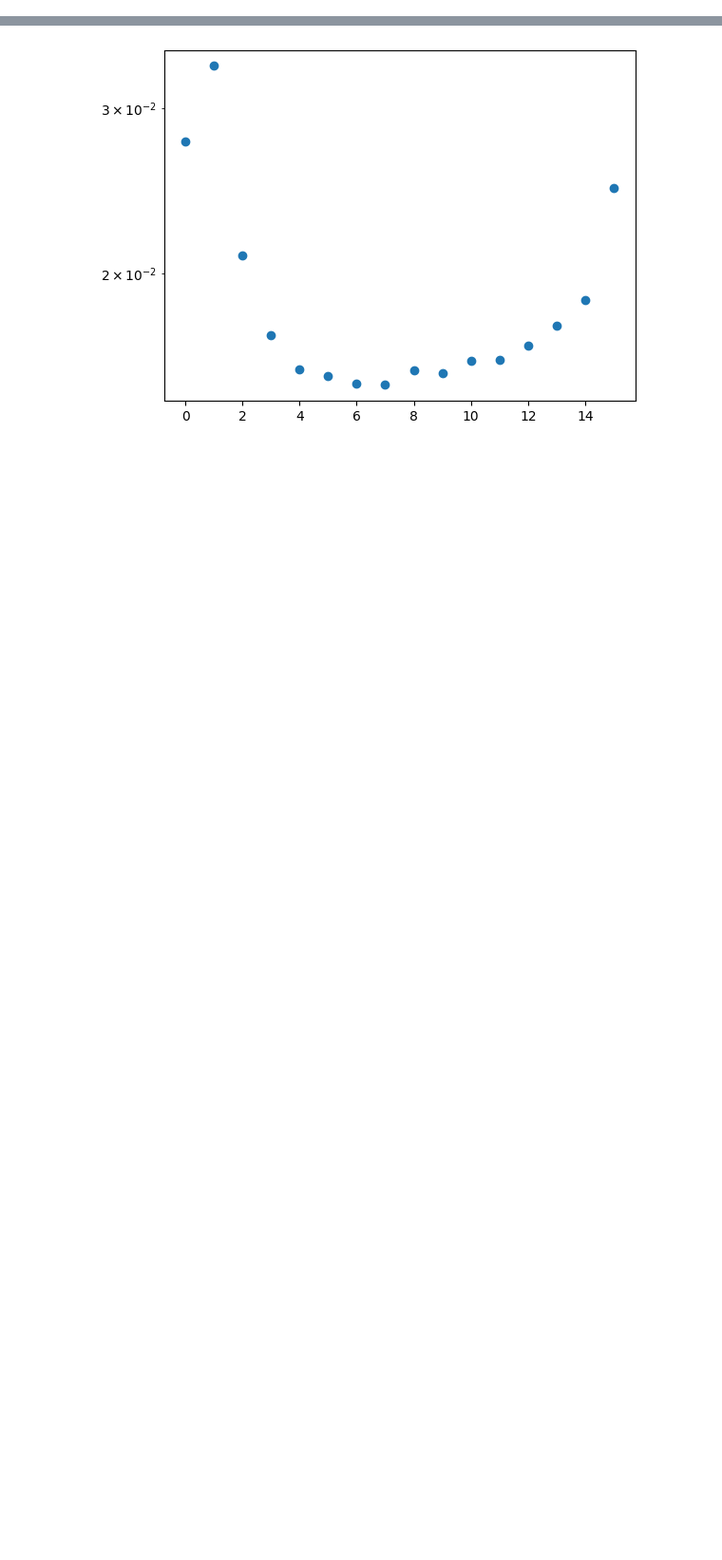
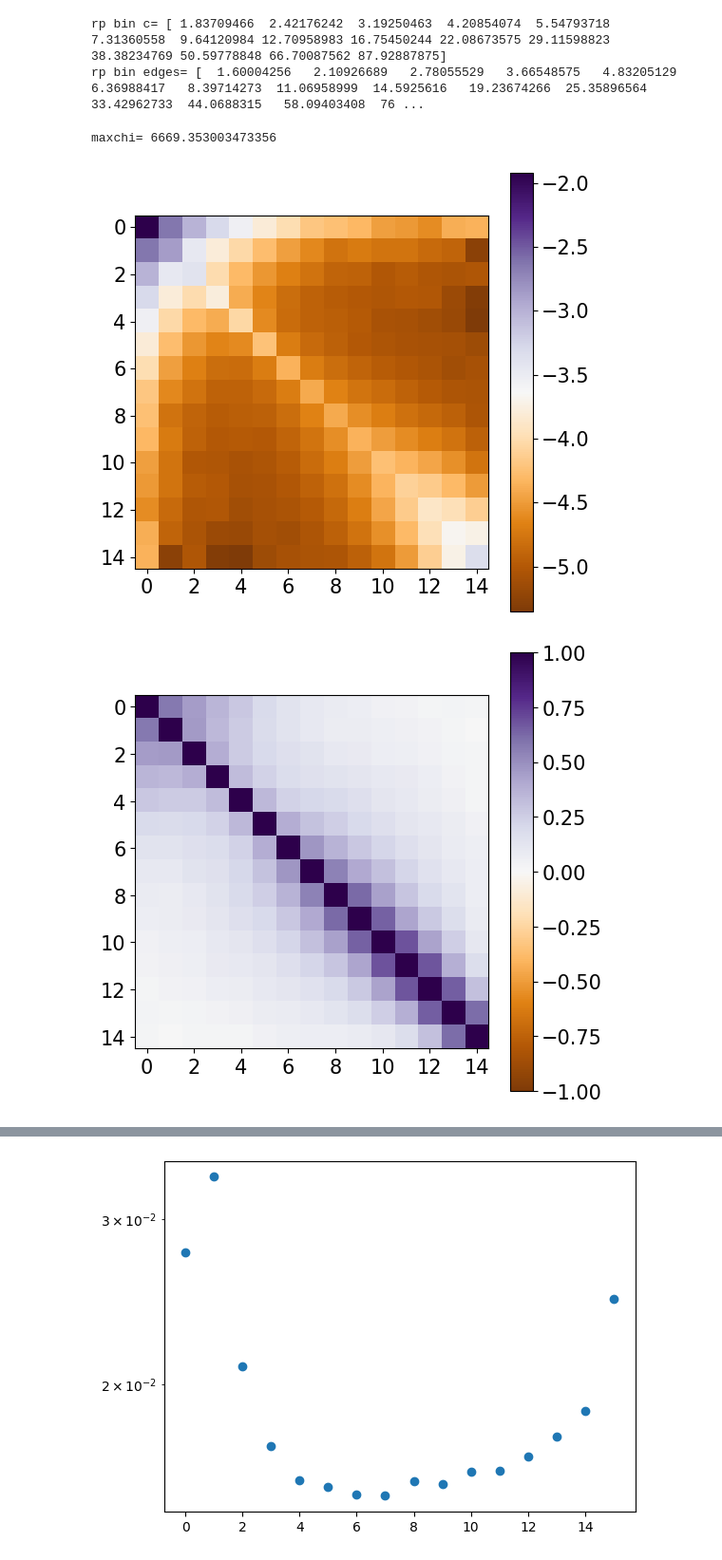
Before and after one commit to c-d-leonard/EG_forecasts, a Jupyter notebook: code/plot_Eg_cov.ipynb, the cells around one changed output, grey strips where cells are left out. Shown at 95% size. Cells and saved outputs as stored; diff of their text form; code cells hidden in the pictures; blank space fills up the shorter version.

```diff
--- a/code/plot_Eg_cov.ipynb
+++ b/code/plot_Eg_cov.ipynb
@@ -3,0 +55,28 @@ import matplotlib.pyplot as plt
+# %%
+# Scale cuts. 0 means cut the bin, 1 means keep it.
+#rp_c_scalecuts, scalecuts = np.loadtxt('../txtfiles/scalecuts_nLbias_KitanidisWhite2022.dat', unpack=True)
+
+rp_bin_c_raw = np.loadtxt('../data_for_Danielle/test-HOD-PB00-z0.75-w1pz_cat-zRSD-model-5-gxm-sel-crossparticles-wtag-w1-rfact10-bin1-wp-logrp-pi-NJN-100.txt.upsilon')[:,0]
+rp_bin_edges_raw = u.rp_bin_edges_log(rp_bin_c_raw)
+
+#Cut the bin containing rp0 and lower.
+ind = next(j[0] for j in enumerate(rp_bin_edges_raw) if j[1]>rp0)
+rp_bin_c = rp_bin_c_raw[ind:]
+rp_bin_edges = rp_bin_edges_raw[ind:]
+
+print('rp bin c=', rp_bin_c)
+print('rp bin edges=', rp_bin_edges)
+# %% [output]
+rp bin c= [ 1.83709466  2.42176242  3.19250463  4.20854074  5.54793718  7.31360558  9.64120984 12.70958983 16.75450244 22.08673575 29.11598823 38.38234769 50.59778848 66.70087562 87.92887875]
+rp bin edges= [  1.60004256   2.10926689   2.78055529   3.66548575   4.83205129   6.36988417   8.39714273  11.06958999  14.5925616   19.23674266  25.35896564  33.42962733  44.0688315   58.09403408  76 ...
+# %%
+# Use this to get the EG covariances:
+
+Nsamps = 10000
+
+EG_cov = eg.get_egcov(joint_cov, params, rp_bin_edges, rp_bin_c, rp0, lens, src, Pimax, Nsamps, endfilename)
+
+# Save this:
+np.savetxt('../txtfiles/eg_cov_Y10.dat', EG_cov)
+# %% [output]
+maxchi= 6669.353003473356
@@ -3,0 +90,23 @@ import matplotlib.pyplot as plt
+# %%
+cmap=plt.get_cmap('PuOr')
+plt.figure(figsize=[6,6])
+plt.imshow(np.log10(EG_cov_Y1), cmap=cmap)
+plt.yticks(fontsize=15)
+plt.xticks(fontsize=15)
+cbar2 = plt.colorbar()
+cbar2.ax.tick_params(labelsize=15)
+#plt.savefig('../plots/sims_corr_myunits_wSN_rp0=1.5_Y10.pdf')
+plt.show()
+
+cmap=plt.get_cmap('PuOr')
+plt.figure(figsize=[6,6])
+plt.imshow(eg_corr_Y1, cmap=cmap, vmin=-1, vmax=1)
+plt.yticks(fontsize=15)
+plt.xticks(fontsize=15)
+cbar2 = plt.colorbar()
+cbar2.ax.tick_params(labelsize=15)
+#plt.savefig('../plots/sims_corr_myunits_wSN_rp0=1.5_Y10.pdf')
+plt.show()
+# %% [output]
+[figure, added]
+[figure, added]
```
Also changed, not shown: parts of 5 cells of this notebook, 5 other files.
